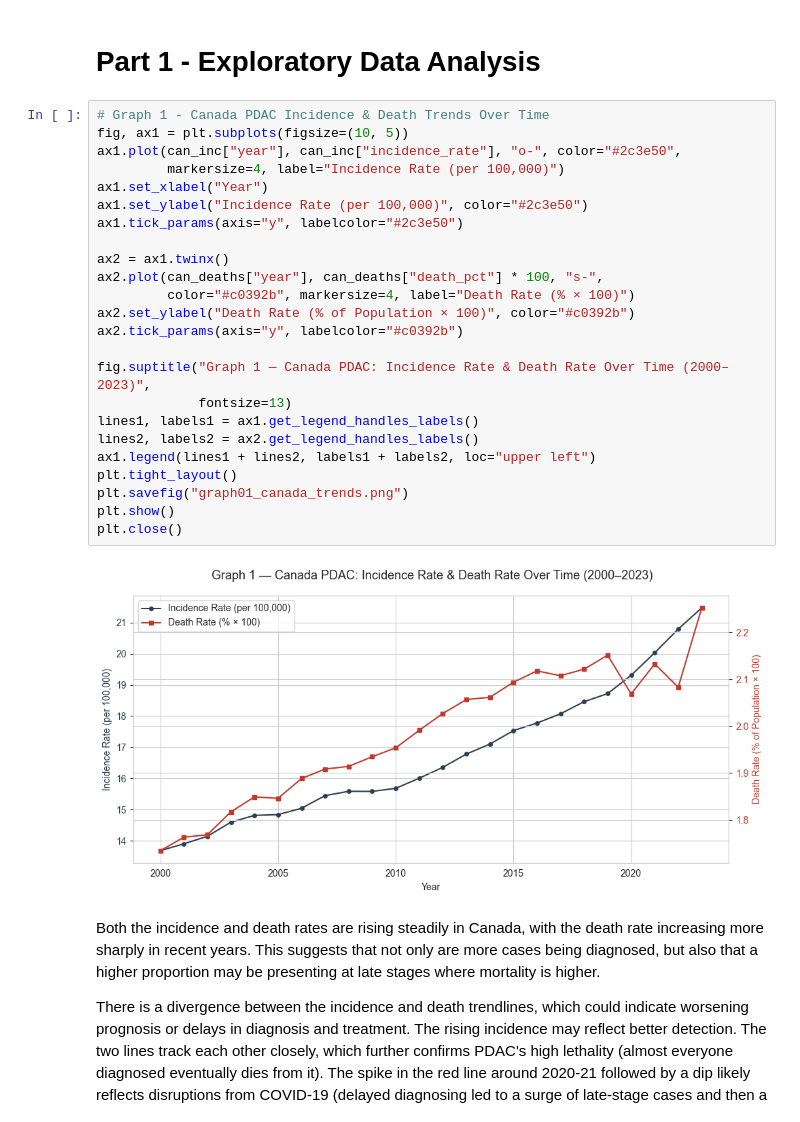
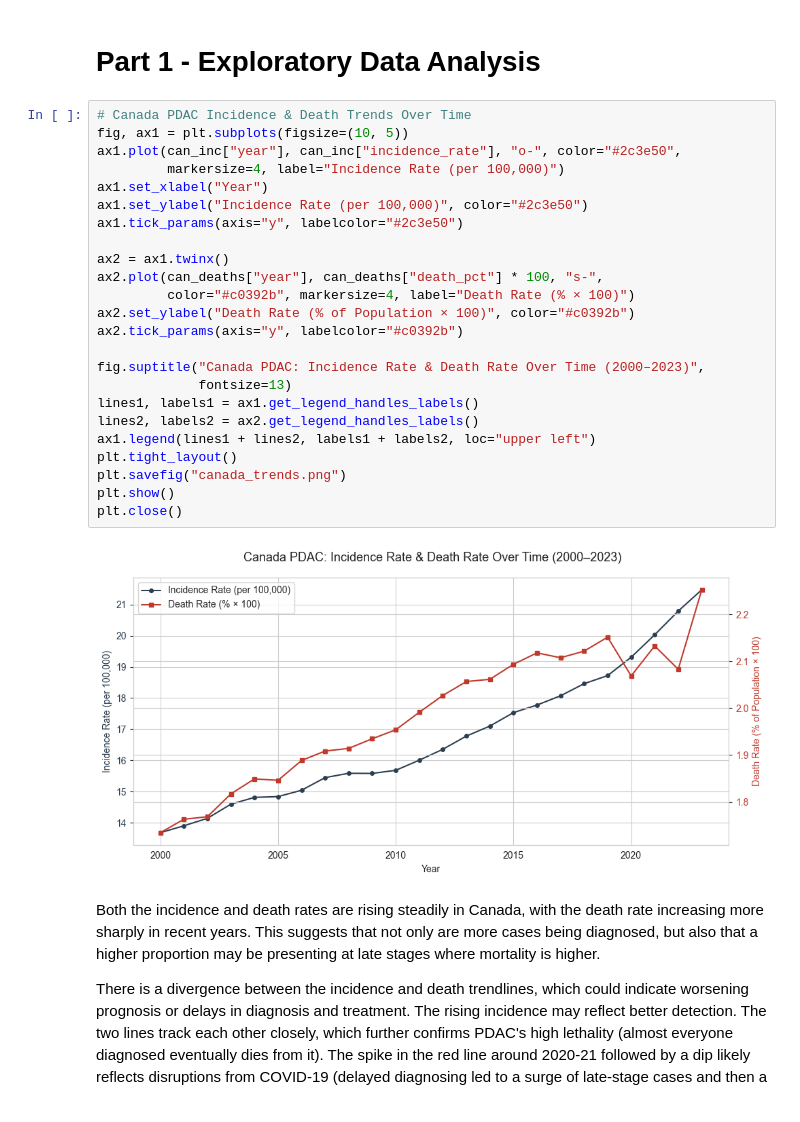
Before and after one commit to miatran8/rp4, a Jupyter notebook: PDAC Regression Analysis.ipynb, the cells around one changed output. Drawn from its saved outputs; the diff is of its cells as text.

```diff
--- a/PDAC Regression Analysis.ipynb
+++ b/PDAC Regression Analysis.ipynb
@@ -265,31 +265,31 @@ max    2023.0      0.031     80.000        128.100             67.120      13496
 # %% [markdown]
 # Part 1 - Exploratory Data Analysis
 # %%
-# Graph 1 - Canada PDAC Incidence & Death Trends Over Time
+# Canada PDAC Incidence & Death Trends Over Time
 fig, ax1 = plt.subplots(figsize=(10, 5))
 ax1.plot(can_inc["year"], can_inc["incidence_rate"], "o-", color="#2c3e50",
          markersize=4, label="Incidence Rate (per 100,000)")
 ax1.set_xlabel("Year")
 ax1.set_ylabel("Incidence Rate (per 100,000)", color="#2c3e50")
 ax1.tick_params(axis="y", labelcolor="#2c3e50")
 
 ax2 = ax1.twinx()
 ax2.plot(can_deaths["year"], can_deaths["death_pct"] * 100, "s-",
          color="#c0392b", markersize=4, label="Death Rate (% × 100)")
 ax2.set_ylabel("Death Rate (% of Population × 100)", color="#c0392b")
 ax2.tick_params(axis="y", labelcolor="#c0392b")
 
-fig.suptitle("Graph 1 — Canada PDAC: Incidence Rate & Death Rate Over Time (2000–2023)",
+fig.suptitle("Canada PDAC: Incidence Rate & Death Rate Over Time (2000–2023)",
              fontsize=13)
 lines1, labels1 = ax1.get_legend_handles_labels()
 lines2, labels2 = ax2.get_legend_handles_labels()
 ax1.legend(lines1 + lines2, labels1 + labels2, loc="upper left")
 plt.tight_layout()
-plt.savefig("graph01_canada_trends.png")
+plt.savefig("canada_trends.png")
 plt.show()
 plt.close()
 # %% [output]
-[figure, old version]
+[figure, new version]
 # %% [markdown]
 Both the incidence and death rates are rising steadily in Canada, with the death rate increasing more sharply in recent years. This suggests that not only are more cases being diagnosed, but also that a higher proportion may be presenting at late stages where mortality is higher.
 
```
Also changed, not shown: parts of 5 cells of this notebook, 6 other files.
